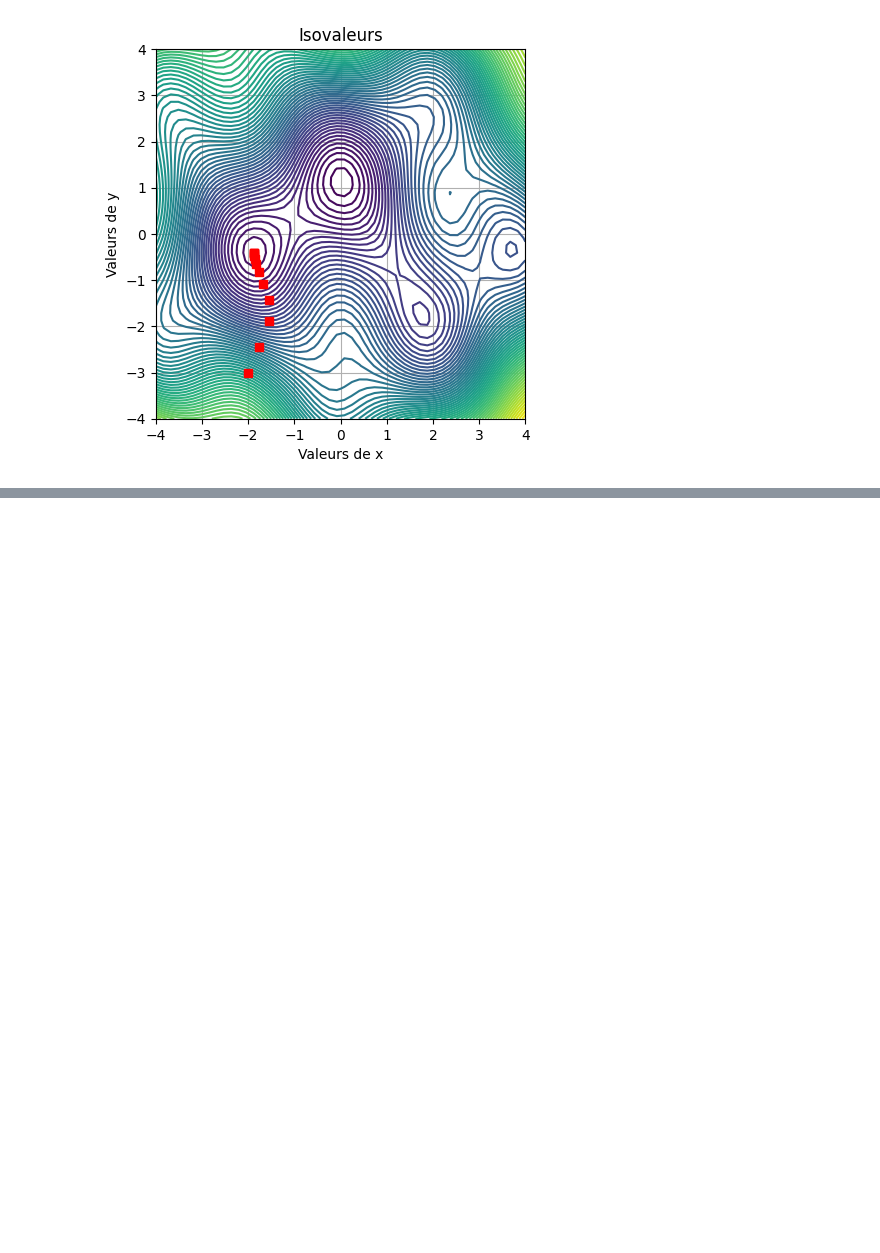
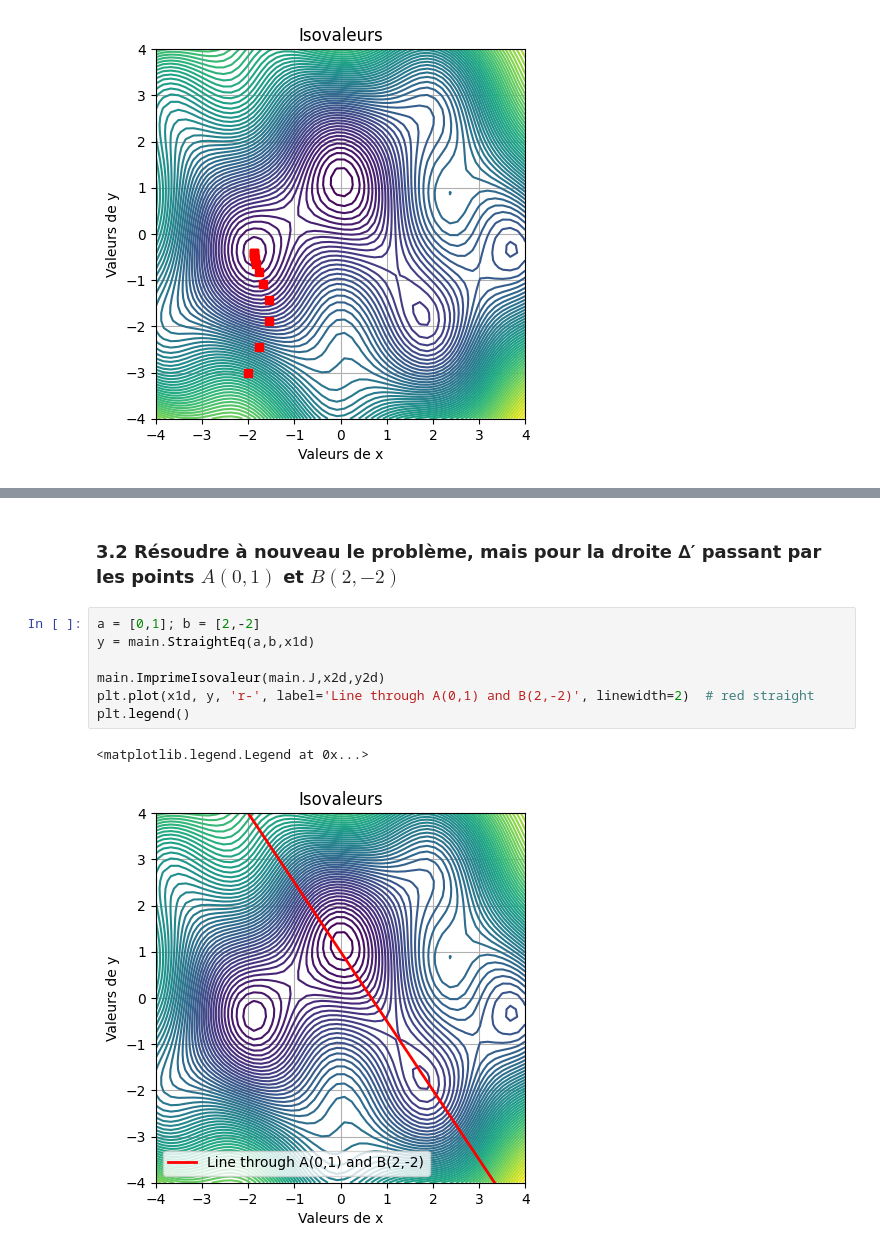
Before and after one commit to GitMass/M1-OPT-TP3, a Jupyter notebook: TP3_notebook.ipynb, the cells around one changed output, grey strips where cells are left out. Cells and saved outputs as stored; diff of their text form; blank space fills up the shorter version.

```diff
--- a/TP3_notebook.ipynb
+++ b/TP3_notebook.ipynb
@@ -89,0 +176,12 @@ Le dernier point obtenu :  [-1.87058494 -0.40227924]
+# %% [markdown]
+### 3.2 Résoudre à nouveau le problème, mais pour la droite ∆′ passant par les points $A(0,1)$ et $B(2, -2)$
+# %%
+a = [0,1]; b = [2,-2]
+y = main.StraightEq(a,b,x1d)
+
+main.ImprimeIsovaleur(main.J,x2d,y2d)
+plt.plot(x1d, y, 'r-', label='Line through A(0,1) and B(2,-2)', linewidth=2)  # red straight
+plt.legend()
+# %% [output]
+<matplotlib.legend.Legend at 0x...>
+[figure, added]
```
Also changed, not shown: parts of 13 cells of this notebook, 1 other file.
